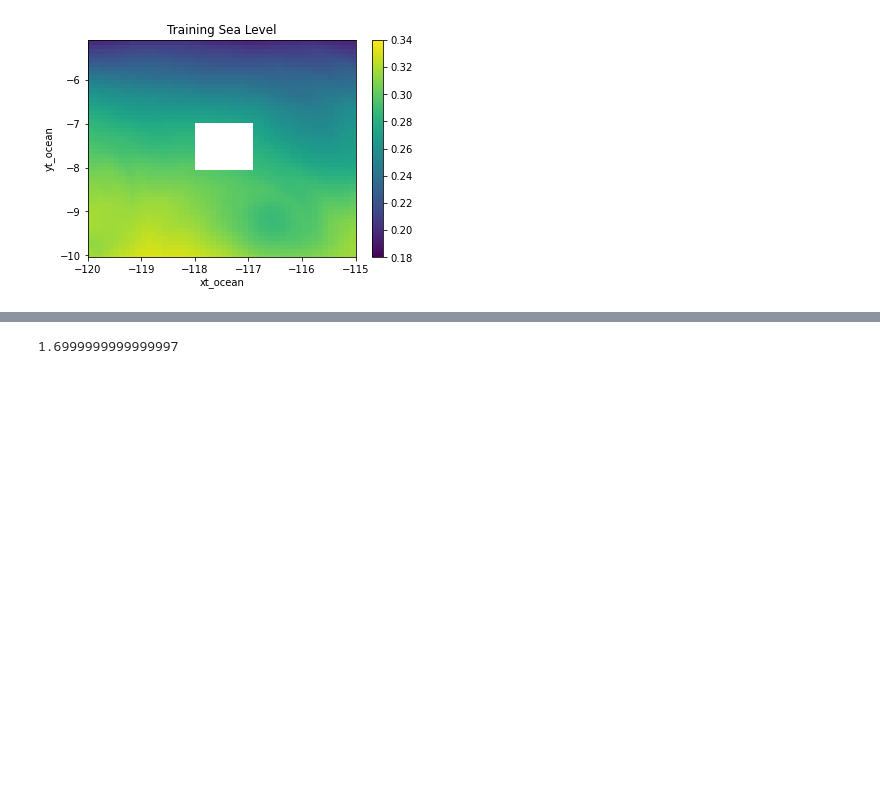
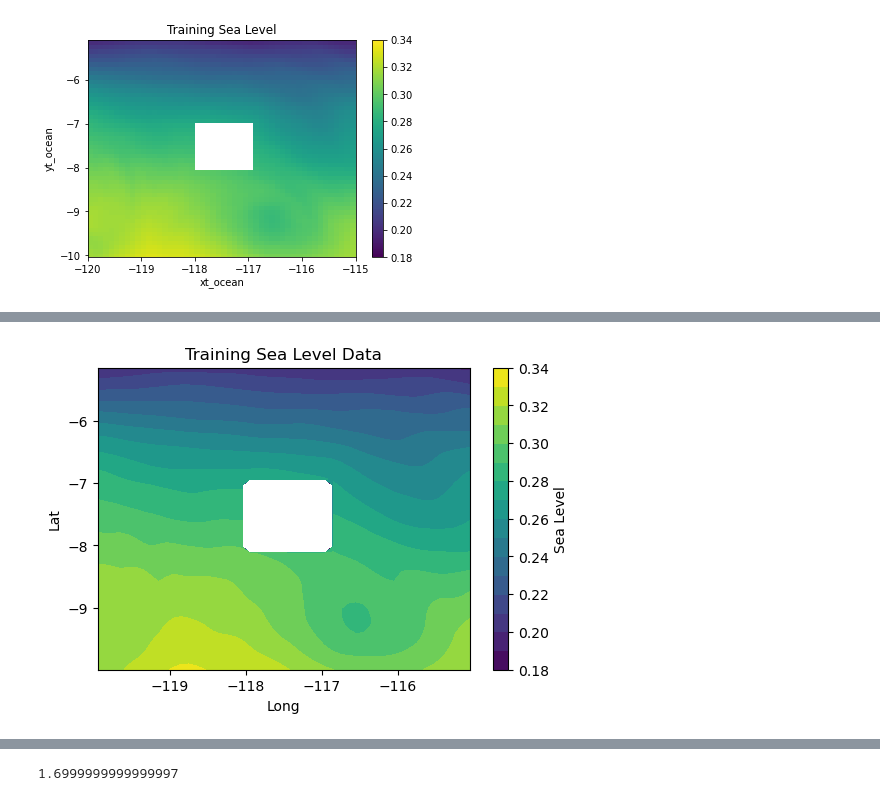
Before and after one commit to rohanlopez7/BML_GP_Project, a Jupyter notebook: Nicole/spatial-rbf.ipynb, the cells around one changed output, grey strips where cells are left out. Saved outputs shown, nothing was run; the diff lists cells and outputs as text; code cells hidden in the pictures; blank space fills up the shorter version.

```diff
--- a/Nicole/spatial-rbf.ipynb
+++ b/Nicole/spatial-rbf.ipynb
@@ -101,0 +68,10 @@ plt.show()
+# %%
+#For plotting purposes only
+plot_training = sea_df[~sea_df.isin(test_chunk)].fillna(-1).stack().reset_index()
+plot_chunk = test_chunk.stack().reset_index()
+
+plot_training_y = format_sea_level(np.array(plot_training[0]))
+plot_chunk_y = format_sea_level(np.array(plot_chunk[0]))
+
+plot_training_x = torch.tensor(np.vstack((plot_training['yt_ocean'], plot_training['xt_ocean'])).T).squeeze()
+plot_chunk_x = torch.tensor(np.vstack((plot_chunk['yt_ocean'], plot_chunk['xt_ocean'])).T).squeeze()
@@ -101,0 +95,15 @@ plt.show()
+# %%
+# Plot Training Data
+plotting_X_1, plotting_X_2 = np.meshgrid(plot_training_x[:,1].unique(),plot_training_x[:,0].unique())
+
+plt.figure(dpi=100)
+plt.contourf(plotting_X_1, plotting_X_2,
+             plot_training_y.reshape(plotting_X_2.shape), levels, vmin=0.18, vmax=0.34)
+plt.title("Training Sea Level Data")
+plt.xlabel("Long")
+plt.ylabel("Lat")
+cbar = plt.colorbar()
+cbar.ax.set_ylabel('Sea Level')
+plt.show()
+# %% [output]
+[figure, added]
```
Also changed, not shown: parts of 13 cells of this notebook.
